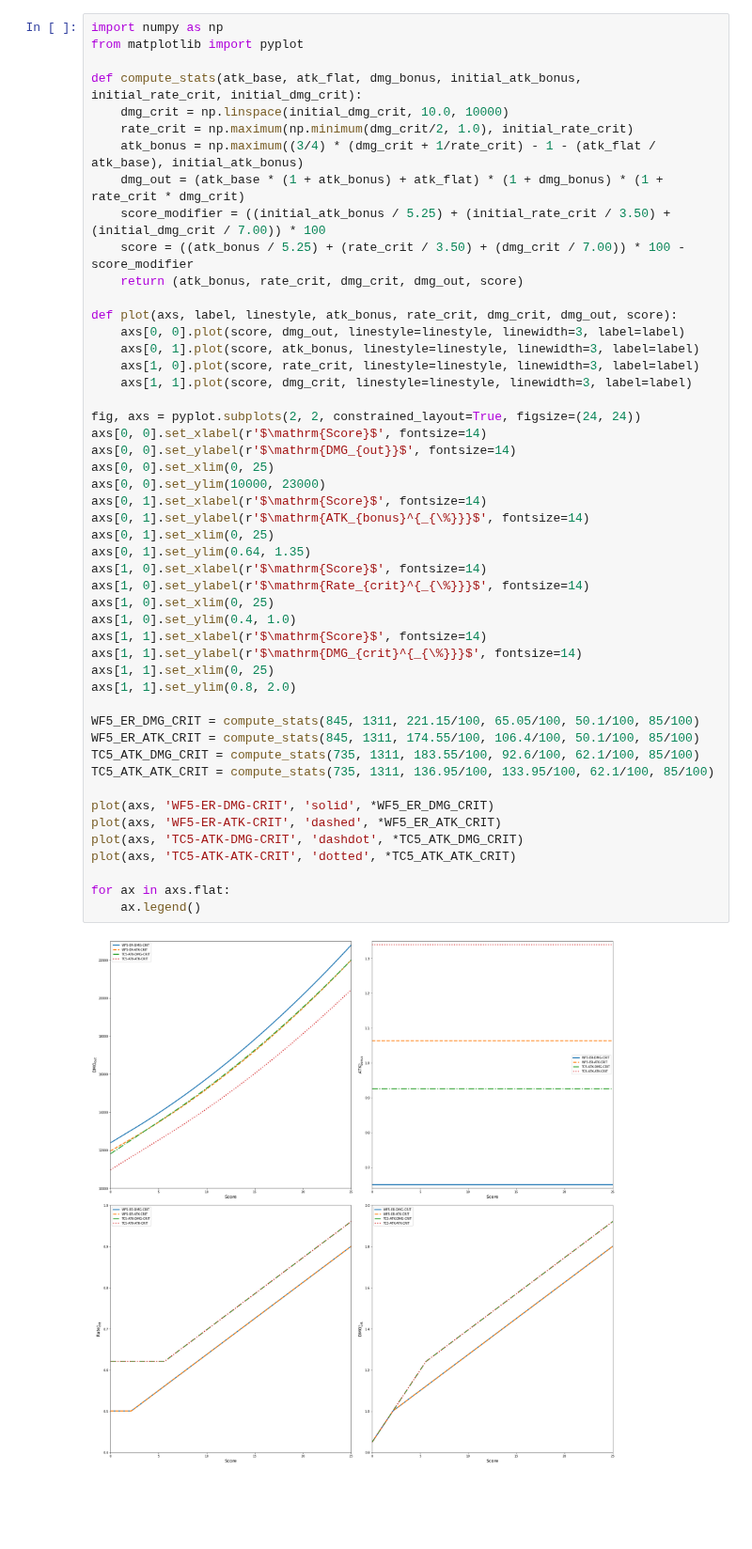
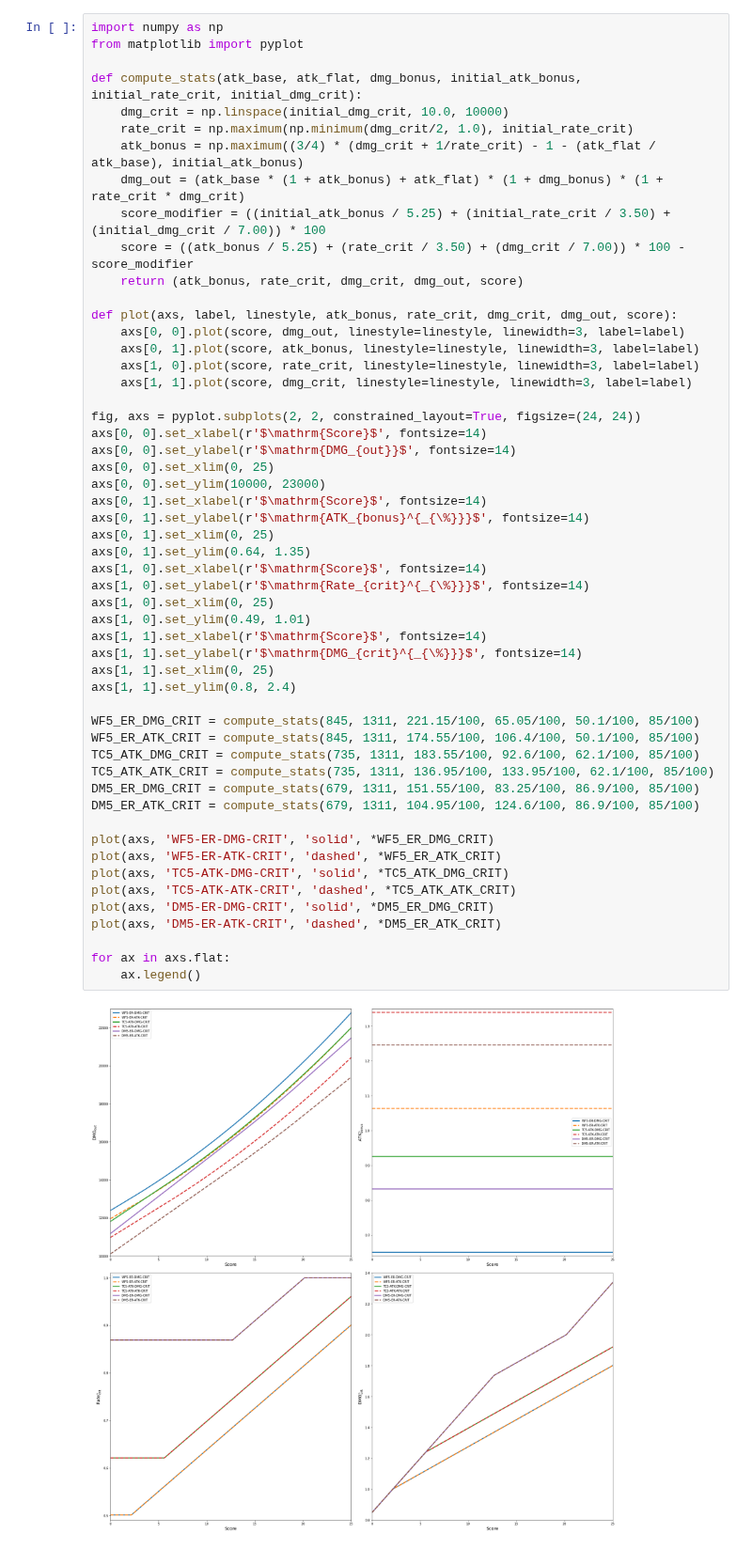
Before and after one commit to raolirom/genshin-notebooks, a Jupyter notebook: xiangling.ipynb, the cells around one changed output. Shown at 94% size. Cells and saved outputs as stored; diff of their text form; blank space fills up the shorter version.

```diff
--- a/xiangling.ipynb
+++ b/xiangling.ipynb
@@ -182,35 +240,39 @@ def plot(axs, label, linestyle, atk_bonus, rate_crit, dmg_crit, dmg_out, score):
     axs[1, 0].plot(score, rate_crit, linestyle=linestyle, linewidth=3, label=label)
     axs[1, 1].plot(score, dmg_crit, linestyle=linestyle, linewidth=3, label=label)
 
 fig, axs = pyplot.subplots(2, 2, constrained_layout=True, figsize=(24, 24))
 axs[0, 0].set_xlabel(r'$\mathrm{Score}$', fontsize=14)
 axs[0, 0].set_ylabel(r'$\mathrm{DMG_{out}}$', fontsize=14)
 axs[0, 0].set_xlim(0, 25)
 axs[0, 0].set_ylim(10000, 23000)
 axs[0, 1].set_xlabel(r'$\mathrm{Score}$', fontsize=14)
 axs[0, 1].set_ylabel(r'$\mathrm{ATK_{bonus}^{_{\%}}}$', fontsize=14)
 axs[0, 1].set_xlim(0, 25)
 axs[0, 1].set_ylim(0.64, 1.35)
 axs[1, 0].set_xlabel(r'$\mathrm{Score}$', fontsize=14)
 axs[1, 0].set_ylabel(r'$\mathrm{Rate_{crit}^{_{\%}}}$', fontsize=14)
 axs[1, 0].set_xlim(0, 25)
-axs[1, 0].set_ylim(0.4, 1.0)
+axs[1, 0].set_ylim(0.49, 1.01)
 axs[1, 1].set_xlabel(r'$\mathrm{Score}$', fontsize=14)
 axs[1, 1].set_ylabel(r'$\mathrm{DMG_{crit}^{_{\%}}}$', fontsize=14)
 axs[1, 1].set_xlim(0, 25)
-axs[1, 1].set_ylim(0.8, 2.0)
+axs[1, 1].set_ylim(0.8, 2.4)
 
 WF5_ER_DMG_CRIT = compute_stats(845, 1311, 221.15/100, 65.05/100, 50.1/100, 85/100)
 WF5_ER_ATK_CRIT = compute_stats(845, 1311, 174.55/100, 106.4/100, 50.1/100, 85/100)
 TC5_ATK_DMG_CRIT = compute_stats(735, 1311, 183.55/100, 92.6/100, 62.1/100, 85/100)
 TC5_ATK_ATK_CRIT = compute_stats(735, 1311, 136.95/100, 133.95/100, 62.1/100, 85/100)
+DM5_ER_DMG_CRIT = compute_stats(679, 1311, 151.55/100, 83.25/100, 86.9/100, 85/100)
+DM5_ER_ATK_CRIT = compute_stats(679, 1311, 104.95/100, 124.6/100, 86.9/100, 85/100)
 
 plot(axs, 'WF5-ER-DMG-CRIT', 'solid', *WF5_ER_DMG_CRIT)
 plot(axs, 'WF5-ER-ATK-CRIT', 'dashed', *WF5_ER_ATK_CRIT)
-plot(axs, 'TC5-ATK-DMG-CRIT', 'dashdot', *TC5_ATK_DMG_CRIT)
-plot(axs, 'TC5-ATK-ATK-CRIT', 'dotted', *TC5_ATK_ATK_CRIT)
+plot(axs, 'TC5-ATK-DMG-CRIT', 'solid', *TC5_ATK_DMG_CRIT)
+plot(axs, 'TC5-ATK-ATK-CRIT', 'dashed', *TC5_ATK_ATK_CRIT)
+plot(axs, 'DM5-ER-DMG-CRIT', 'solid', *DM5_ER_DMG_CRIT)
+plot(axs, 'DM5-ER-ATK-CRIT', 'dashed', *DM5_ER_ATK_CRIT)
 
 for ax in axs.flat:
     ax.legend()
 # %% [output]
-[figure, old version]
+[figure, new version]
```
Also changed, not shown: parts of 1 cell of this notebook.
